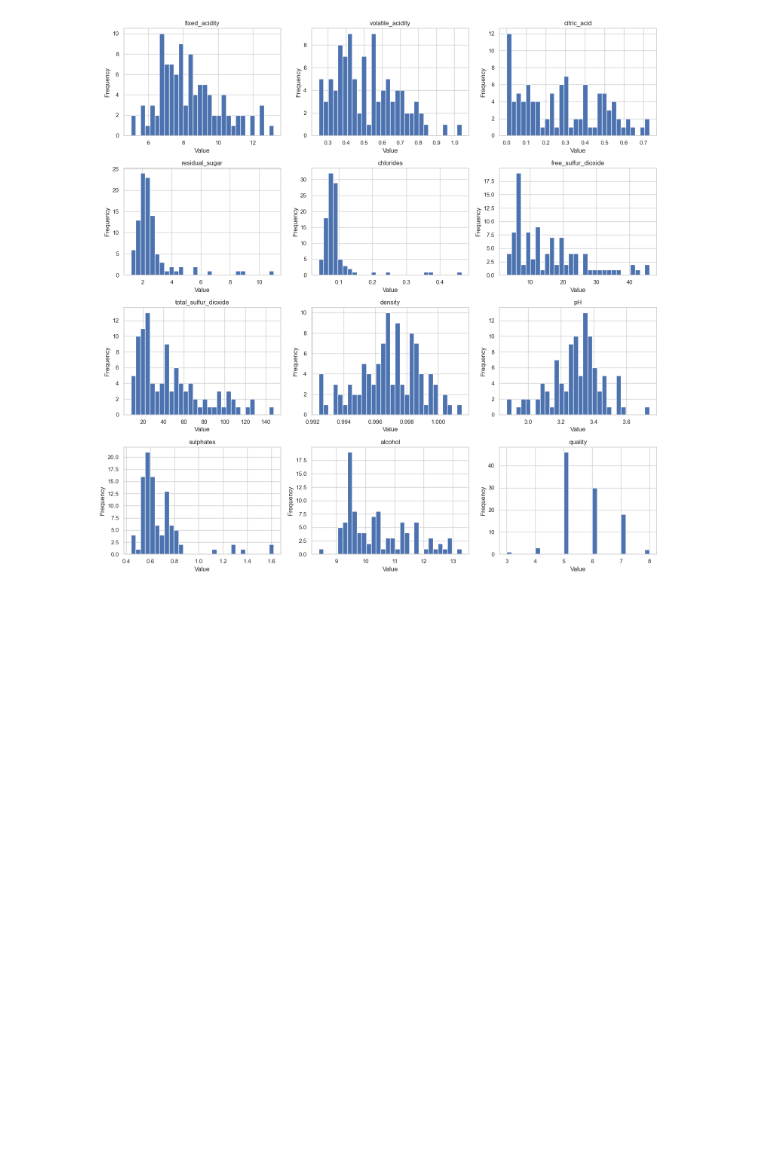
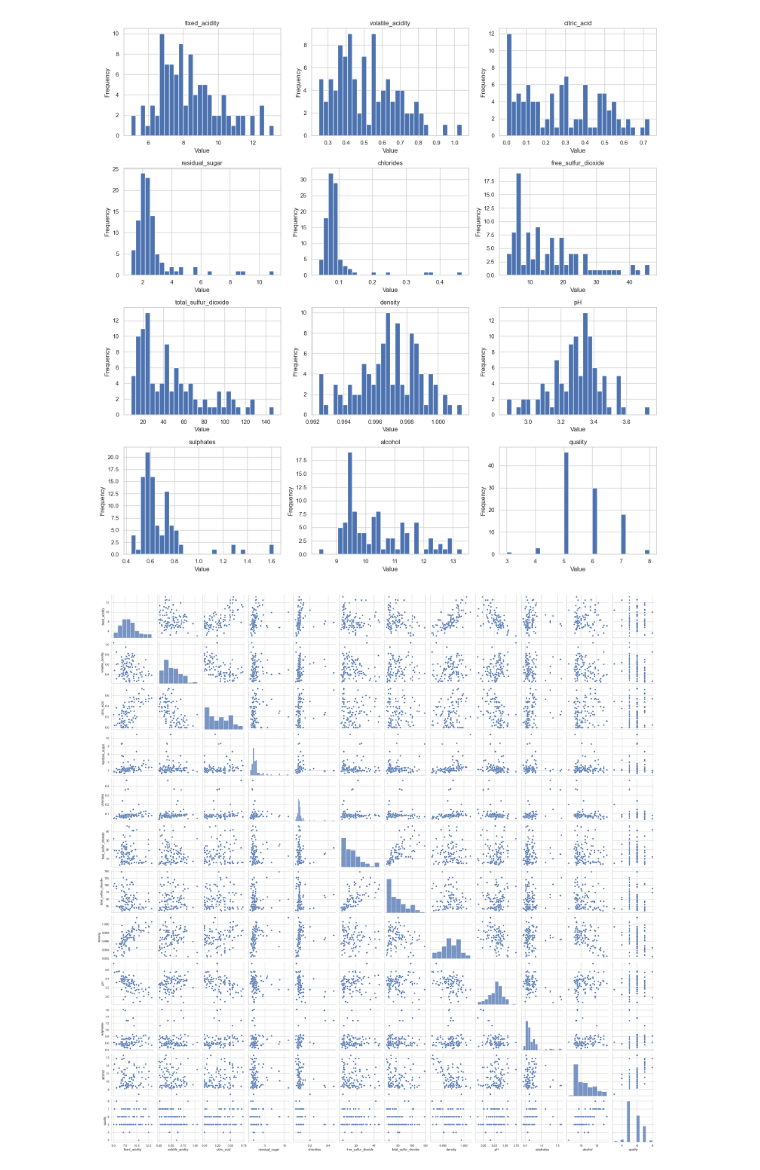
Before and after one commit to bang-a-coder/strategy_analytics, a Jupyter notebook: week3_overfitting_clusters.ipynb, the cells around one changed output. Saved outputs shown, nothing was run; the diff lists cells and outputs as text; code cells hidden in the pictures; blank space fills up the shorter version.

Commit message:
Add pairplot visualization for wine dataset features

```diff
--- a/week3_overfitting_clusters.ipynb
+++ b/week3_overfitting_clusters.ipynb
@@ -526,3 +526,9 @@ plt.tight_layout()
 plt.show()
 # %% [output]
 [figure]
+# %%
+# Create scatterplots for all pairs of variables
+sns.pairplot(wines_subset.drop(columns=['red']))
+plt.show()
+# %% [output]
+[figure, added]
```
